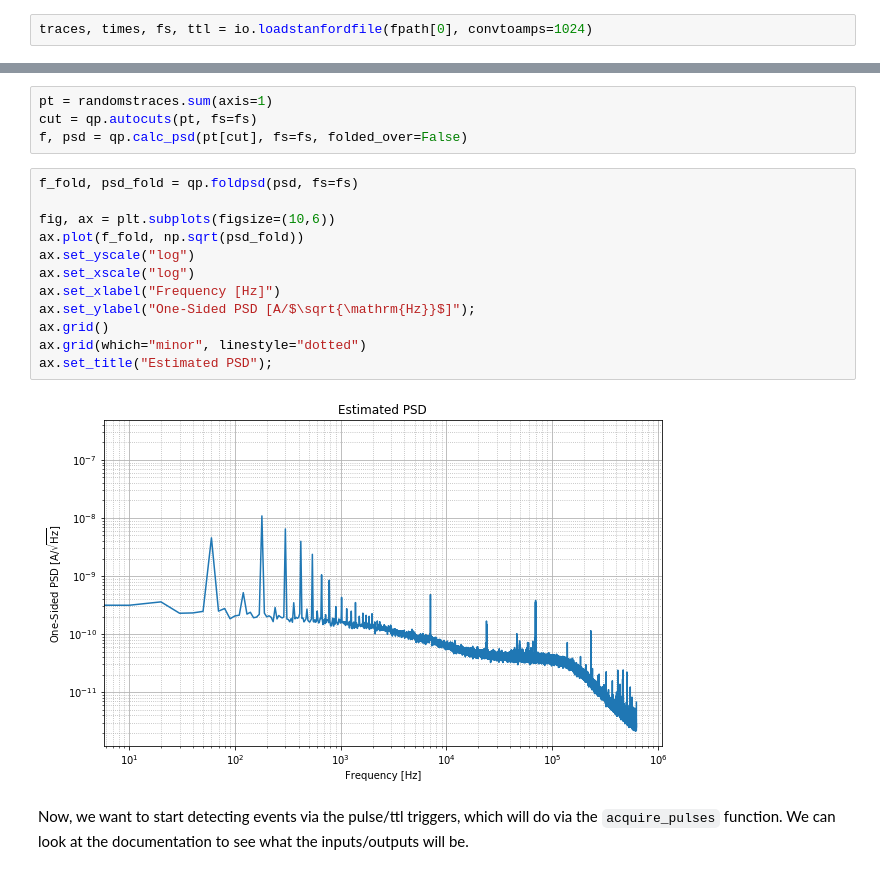
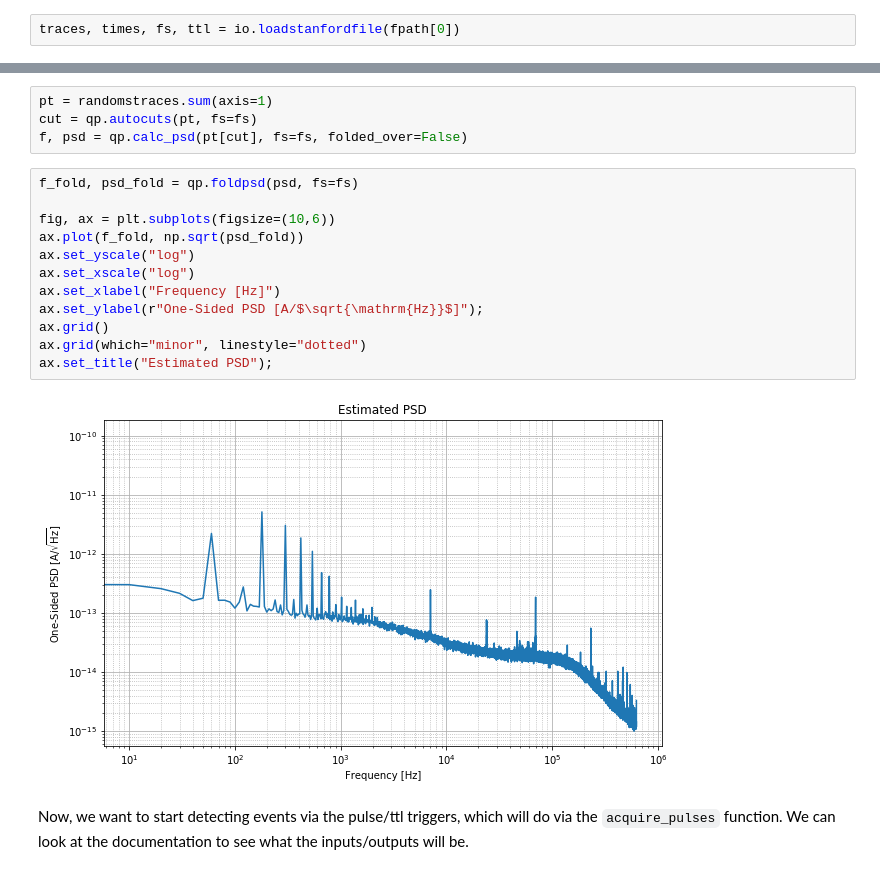
Before and after one commit to spice-herald/RQpy, a Jupyter notebook: demos/trigger/run_continuous_trigger_demo.ipynb, the cells around one changed output, grey strips where cells are left out. Drawn from its saved outputs; the diff is of its cells as text.

```diff
--- a/demos/trigger/run_continuous_trigger_demo.ipynb
+++ b/demos/trigger/run_continuous_trigger_demo.ipynb
@@ -18,7 +18,7 @@ fpath = sorted(glob("test_data_*.mat"))
 # %% [markdown]
 We'll load one of the files, in order to take a look at the properties. Note the `convtoamps` optional argument. This is by default set to 1024, which is the current value that the Stanford data should be divided by in order to convert to Amps.
 # %%
-traces, times, fs, ttl = io.loadstanfordfile(fpath[0], convtoamps=1024)
+traces, times, fs, ttl = io.loadstanfordfile(fpath[0])
 # %% [markdown]
 Now, let's  first use the `acquire_randoms` function to find `n` random traces of the specified length `l`. These random traces are taken from the two datasets such that they can be anywhere in each file, but must not overlap with any other random trace.
 
@@ -56,17 +83,17 @@ f, psd = qp.calc_psd(pt[cut], fs=fs, folded_over=False)
 # %%
 f_fold, psd_fold = qp.foldpsd(psd, fs=fs)
 
 fig, ax = plt.subplots(figsize=(10,6))
 ax.plot(f_fold, np.sqrt(psd_fold))
 ax.set_yscale("log")
 ax.set_xscale("log")
 ax.set_xlabel("Frequency [Hz]")
-ax.set_ylabel("One-Sided PSD [A/$\sqrt{\mathrm{Hz}}$]");
+ax.set_ylabel(r"One-Sided PSD [A/$\sqrt{\mathrm{Hz}}$]");
 ax.grid()
 ax.grid(which="minor", linestyle="dotted")
 ax.set_title("Estimated PSD");
 # %% [output]
-[figure, old version]
+[figure, new version]
 # %% [markdown]
 Now, we want to start detecting events via the pulse/ttl triggers, which will do via the `acquire_pulses` function. We can look at the documentation to see what the inputs/outputs will be.
 # %%
```
Also changed, not shown: parts of 10 cells of this notebook.
